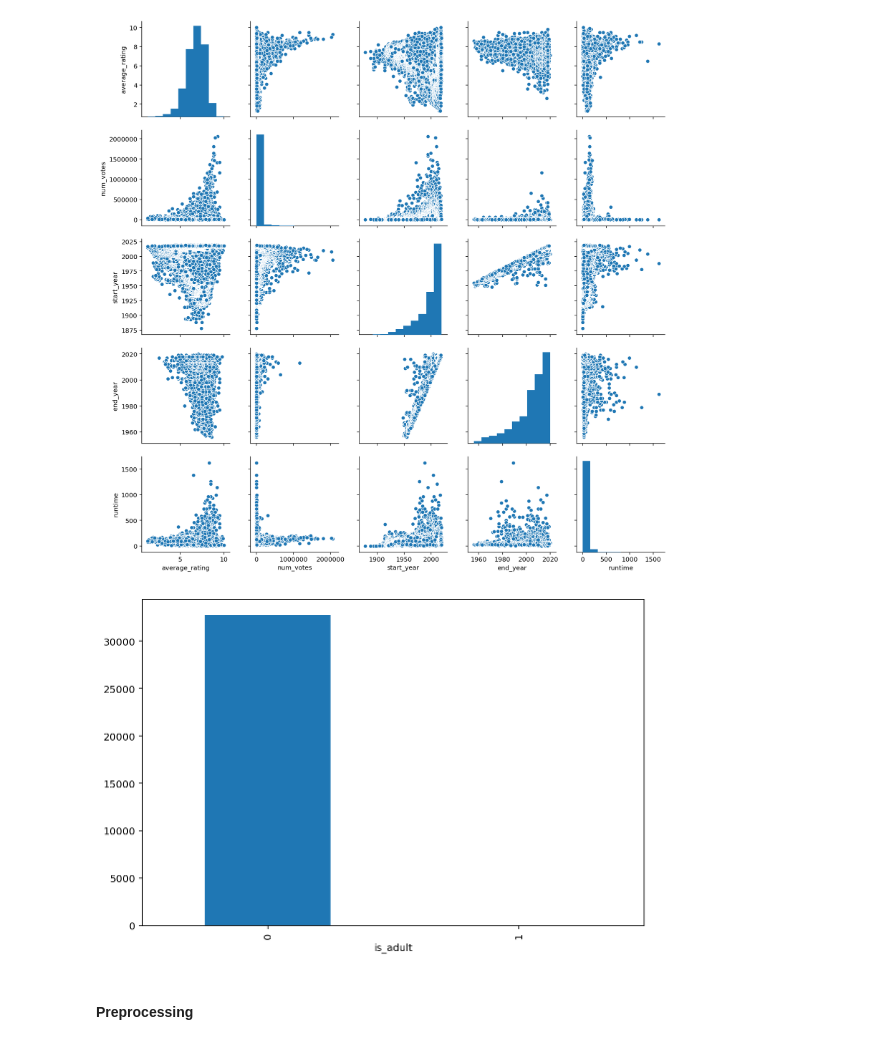
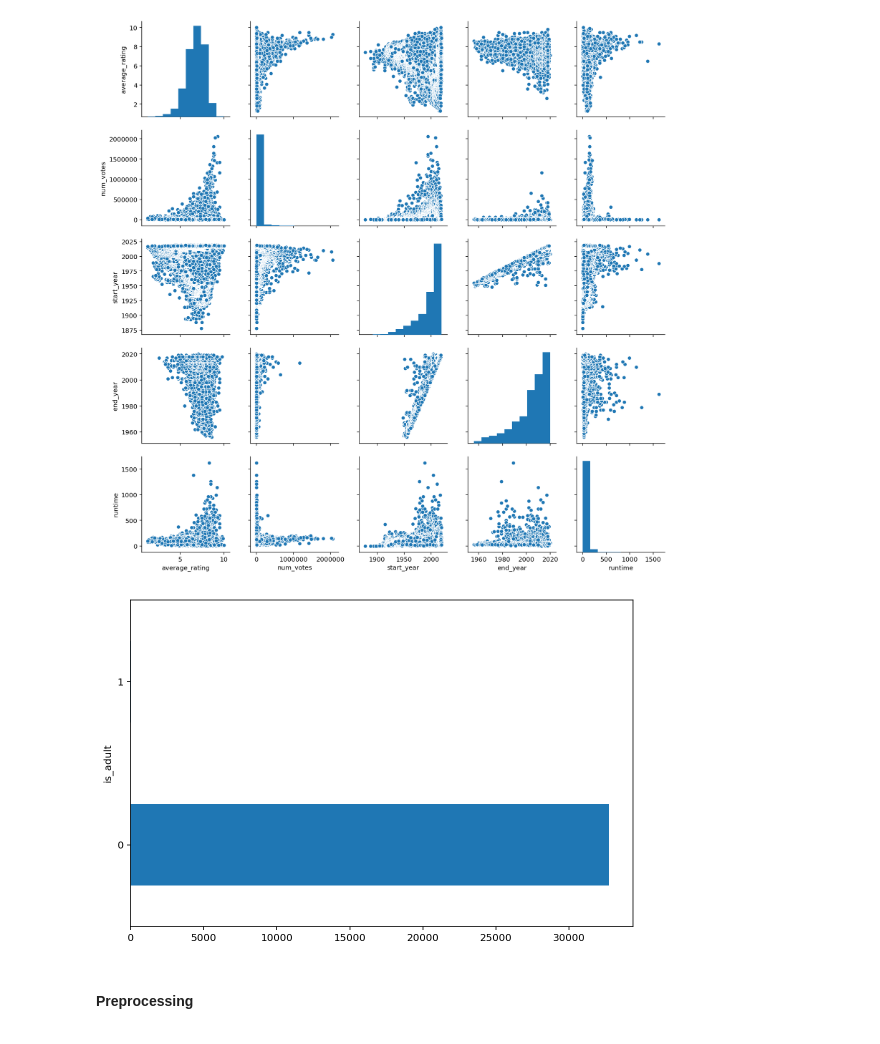
Before and after one commit to Jolinda-hub/recommovie, a Jupyter notebook: notebook/recommovie.ipynb, the cells around one changed output. Drawn from its saved outputs; the diff is of its cells as text; code cells hidden in the pictures.

```diff
--- a/notebook/recommovie.ipynb
+++ b/notebook/recommovie.ipynb
@@ -30,7 +30,7 @@ warnings.filterwarnings('ignore')
 # %% [markdown]
 #### Intro
 # %%
-df = pd.read_csv('/Users/ytu-egemen-zeytinci/Desktop/movies.csv').dropna(subset=['genres', 'runtime'])
+df = pd.read_csv('./movies.csv').dropna(subset=['genres', 'runtime'])
 # %%
 df.head()
 # %% [output]
@@ -55,9 +55,9 @@ sns.pairplot(df.drop('is_adult', axis=1));
 # %% [output]
 [figure]
 # %%
-df.groupby('is_adult').size().plot.bar(figsize=(9, 6));
+df.groupby('is_adult').size().plot.barh(figsize=(9, 6));
 # %% [output]
-[figure, old version]
+[figure, new version]
 # %% [markdown]
 #### Preprocessing
 # %%
```
Also changed, not shown: parts of 16 cells of this notebook.
